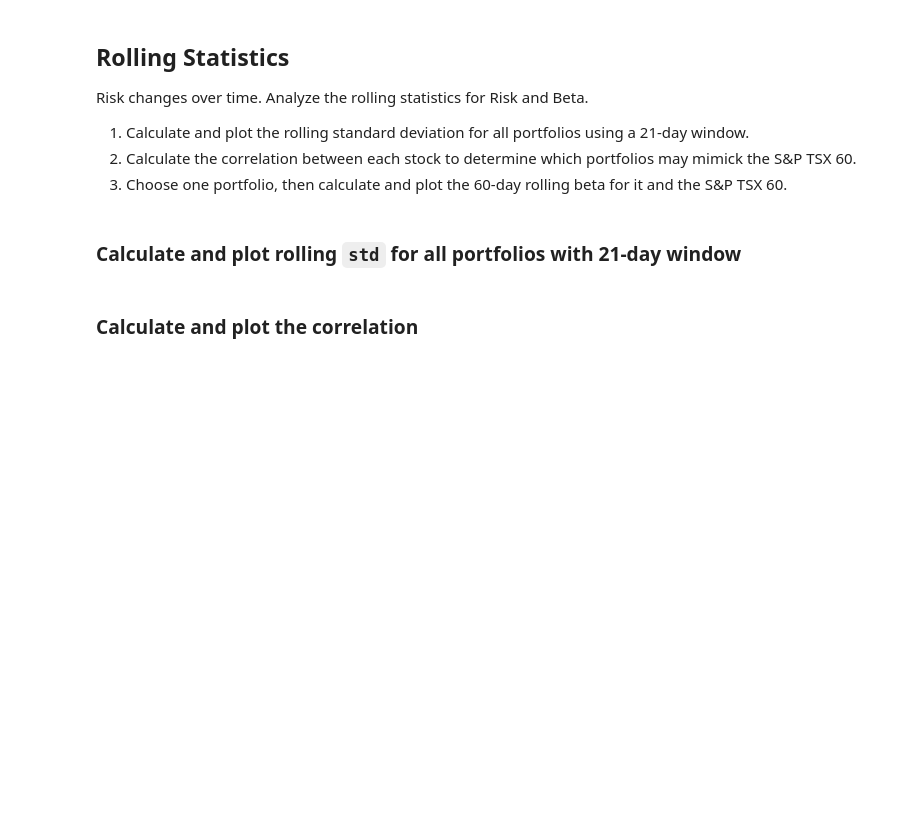
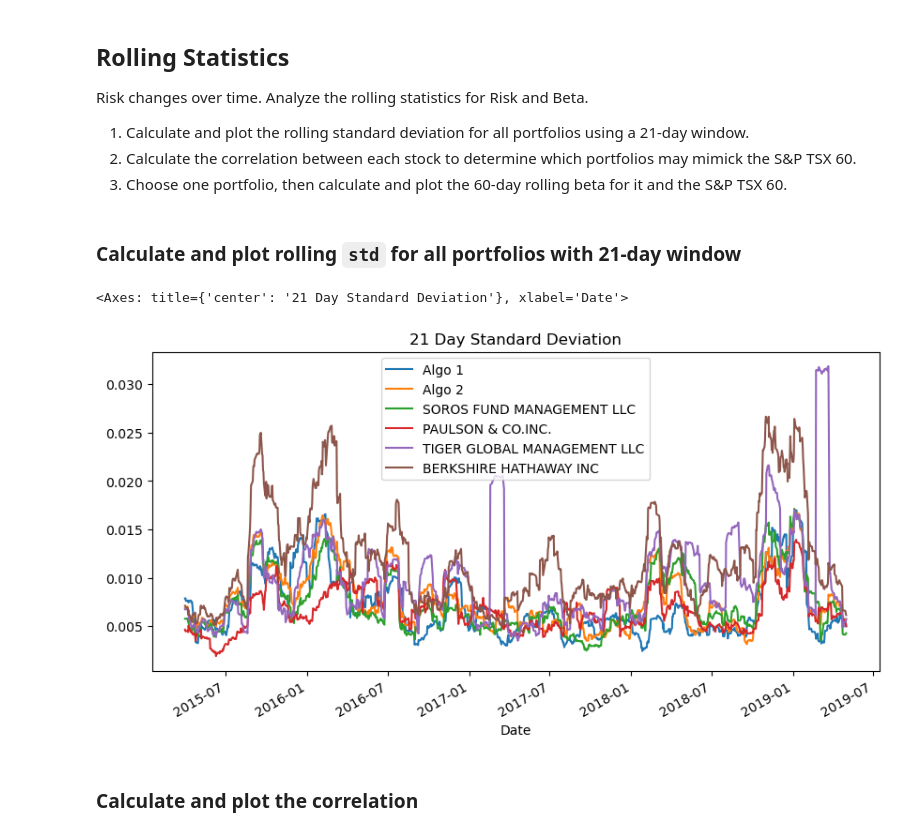
Before and after one commit to ScottyCodeman/pandas-homework, a Jupyter notebook: whale_analysis.ipynb, the cells around one changed output. Cells and saved outputs as stored; diff of their text form; code cells hidden in the pictures; blank space fills up the shorter version.

```diff
--- a/whale_analysis.ipynb
+++ b/whale_analysis.ipynb
@@ -294,8 +330,12 @@ Risk changes over time. Analyze the rolling statistics for Risk and Beta.
 ### Calculate and plot rolling `std` for all portfolios with 21-day window
 # %%
 # Calculate the rolling standard deviation for all portfolios using a 21-day window
-
+total_df.rolling(window=21).std()
 # Plot the rolling standard deviation
+total_df.rolling(window=21).std().plot(figsize=(10,5), title="21 Day Standard Deviation")
+# %% [output]
+<Axes: title={'center': '21 Day Standard Deviation'}, xlabel='Date'>
+[figure, added]
 # %% [markdown]
 ### Calculate and plot the correlation
 # %%
```
Also changed, not shown: parts of 15 cells of this notebook.
